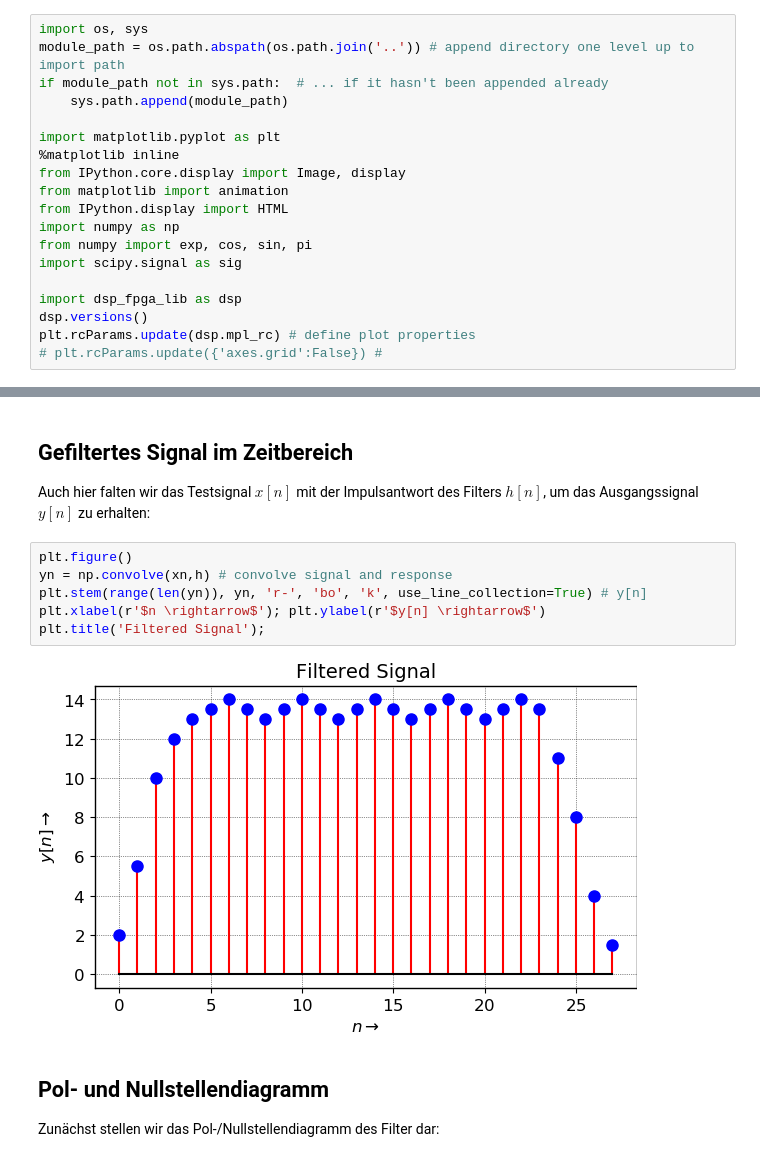
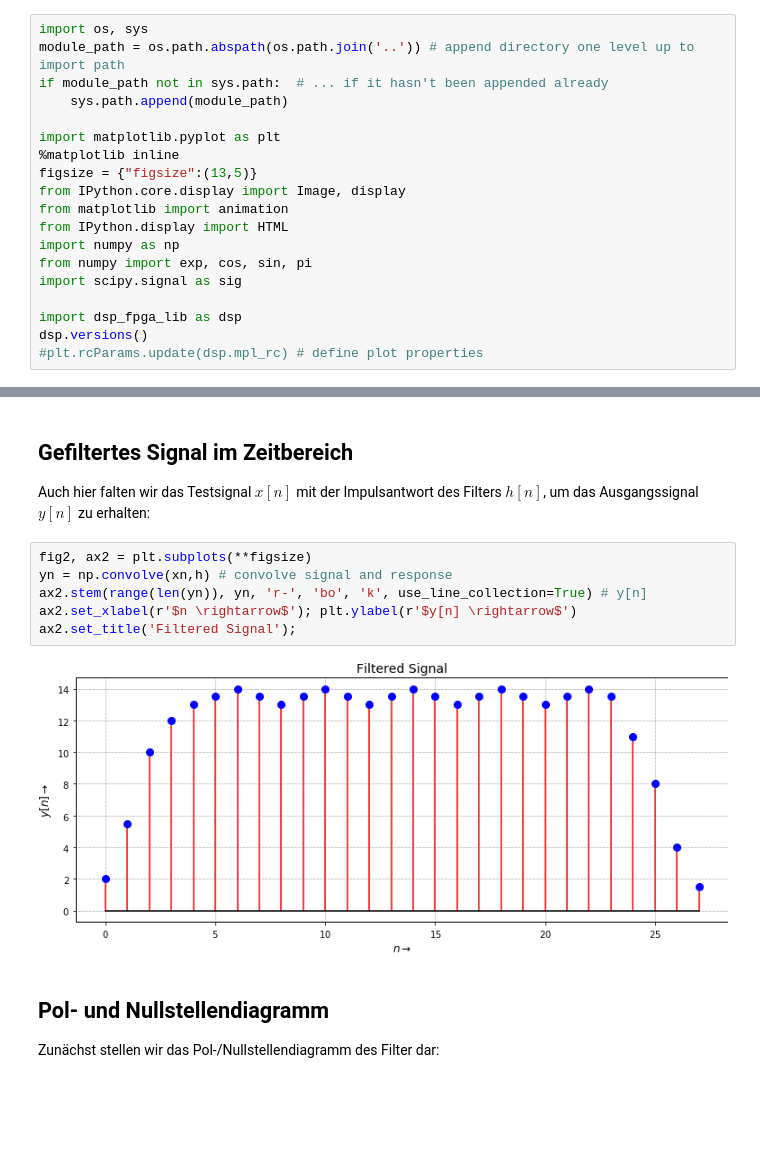
Before and after one commit to chipmuenk/dsp, a Jupyter notebook: notebooks/02_LTF/LTF-Basics.ipynb, the cells around one changed output, grey strips where cells are left out. Cells and saved outputs as stored; diff of their text form; blank space fills up the shorter version.

```diff
--- a/notebooks/02_LTF/LTF-Basics.ipynb
+++ b/notebooks/02_LTF/LTF-Basics.ipynb
@@ -10,6 +10,7 @@ if module_path not in sys.path:  # ... if it hasn't been appended already
 
 import matplotlib.pyplot as plt
 %matplotlib inline
+figsize = {"figsize":(13,5)}
 from IPython.core.display import Image, display
 from matplotlib import animation
 from IPython.display import HTML
@@ -19,7 +20,6 @@ import scipy.signal as sig
 
 import dsp_fpga_lib as dsp
 dsp.versions()
-plt.rcParams.update(dsp.mpl_rc) # define plot properties
-# plt.rcParams.update({'axes.grid':False}) #
+#plt.rcParams.update(dsp.mpl_rc) # define plot properties
 # %% [output]
 Python version: 3.7.4
@@ -80,13 +80,13 @@ xn = 1.5 + 0.5*np.cos(2.0*np.pi*fsig*n*Ts + phi0) # x[n]
 ## Gefiltertes Signal im Zeitbereich
 Auch hier falten wir das Testsignal $x[n]$ mit der Impulsantwort des Filters $h[n]$, um das Ausgangssignal $y[n]$ zu erhalten:
 # %%
-plt.figure()
+fig2, ax2 = plt.subplots(**figsize)
 yn = np.convolve(xn,h) # convolve signal and response
-plt.stem(range(len(yn)), yn, 'r-', 'bo', 'k', use_line_collection=True) # y[n]
-plt.xlabel(r'$n \rightarrow$'); plt.ylabel(r'$y[n] \rightarrow$')
-plt.title('Filtered Signal');
+ax2.stem(range(len(yn)), yn, 'r-', 'bo', 'k', use_line_collection=True) # y[n]
+ax2.set_xlabel(r'$n \rightarrow$'); plt.ylabel(r'$y[n] \rightarrow$')
+ax2.set_title('Filtered Signal');
 # %% [output]
-[figure, old version]
+[figure, new version]
 # %% [markdown]
 ## Pol- und Nullstellendiagramm
 Zunächst stellen wir das Pol-/Nullstellendiagramm des Filter dar:
```
Also changed, not shown: parts of 4 cells of this notebook, 5 other files.
